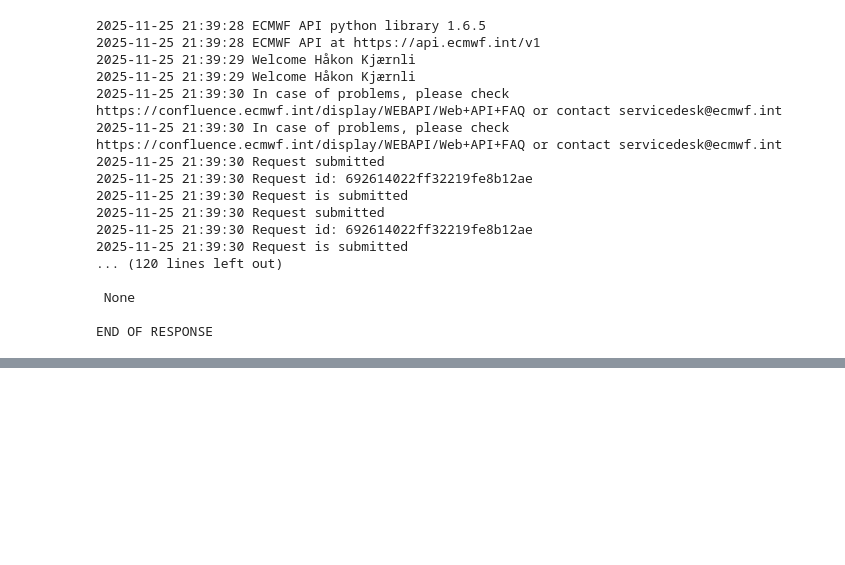
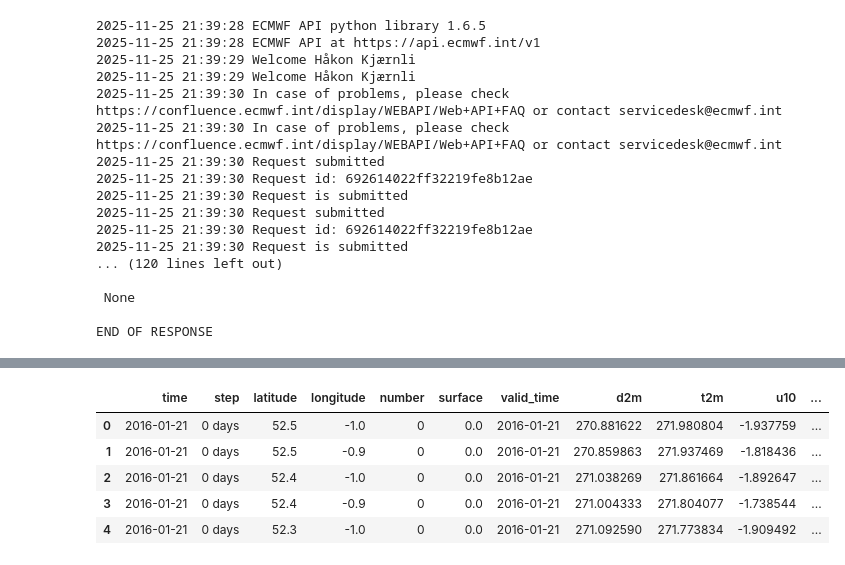
Before and after one commit to windbenchmark/ecmwf-utils, a Jupyter notebook: notebooks/multi-step-test.ipynb, the cells around one changed output, grey strips where cells are left out. Saved outputs shown, nothing was run; the diff lists cells and outputs as text; code cells hidden in the pictures; blank space fills up the shorter version.

```diff
--- a/notebooks/multi-step-test.ipynb
+++ b/notebooks/multi-step-test.ipynb
@@ -142,0 +186,40 @@ cost_check_req(Request_0_multi_issue_date, target='./result/cost_check_req0_mult
+# %%
+import xarray as xr
+import pandas as pd
+
+def load_grib_to_dataframe(path: str, var: str | None = None, dropna: bool = True) -> pd.DataFrame:
+    """
+    Load a .grib2 file into a pandas DataFrame using xarray (cfgrib engine).
+    - path: path to the .grib2 file
+    - var: optional variable name to extract (e.g. 'tp', 'msl', '2t'); if None, loads all vars
+    - dropna: drop rows that are all-NaN (useful for sparse datasets)
+    Returns a DataFrame with coordinate columns (time, latitude, longitude, level, ...) and data columns.
+    """
+    # Requires cfgrib / eccodes installed (xarray will use engine='cfgrib')
+    ds = xr.open_dataset(path, engine="cfgrib")
+
+    if var is not None:
+        if var not in ds:
+            raise KeyError(f"Variable '{var}' not found in dataset. Available: {list(ds.variables)}")
+        data = ds[var].to_dataframe().reset_index()
+    else:
+        data = ds.to_dataframe().reset_index()
+
+    if dropna:
+        # drop rows where all data columns (excluding coords) are NaN
+        coord_cols = [c for c in data.columns if c in ("time", "valid_time", "step", "level", "latitude", "longitude")]
+        data = data.dropna(how="all", subset=[c for c in data.columns if c not in coord_cols])
+
+    return data
+
+# Example usage (uses the filename from this notebook):
+grib_path = "./result/ecmwf_data_req0_multi_issue_date.grib2"
+df = load_grib_to_dataframe(grib_path)
+df.head()
+# %% [output]
+|  | time | step | latitude | longitude | number | surface | valid_time | d2m | t2m | u10 | ... |
+| 0 | 2016-01-21 | 0 days | 52.5 | -1.0 | 0 | 0.0 | 2016-01-21 | 270.881622 | 271.980804 | -1.937759 | ... |
+| 1 | 2016-01-21 | 0 days | 52.5 | -0.9 | 0 | 0.0 | 2016-01-21 | 270.859863 | 271.937469 | -1.818436 | ... |
+| 2 | 2016-01-21 | 0 days | 52.4 | -1.0 | 0 | 0.0 | 2016-01-21 | 271.038269 | 271.861664 | -1.892647 | ... |
+| 3 | 2016-01-21 | 0 days | 52.4 | -0.9 | 0 | 0.0 | 2016-01-21 | 271.004333 | 271.804077 | -1.738544 | ... |
+| 4 | 2016-01-21 | 0 days | 52.3 | -1.0 | 0 | 0.0 | 2016-01-21 | 271.092590 | 271.773834 | -1.909492 | ... |
```
Also changed, not shown: parts of 6 cells of this notebook, 1 other file.
